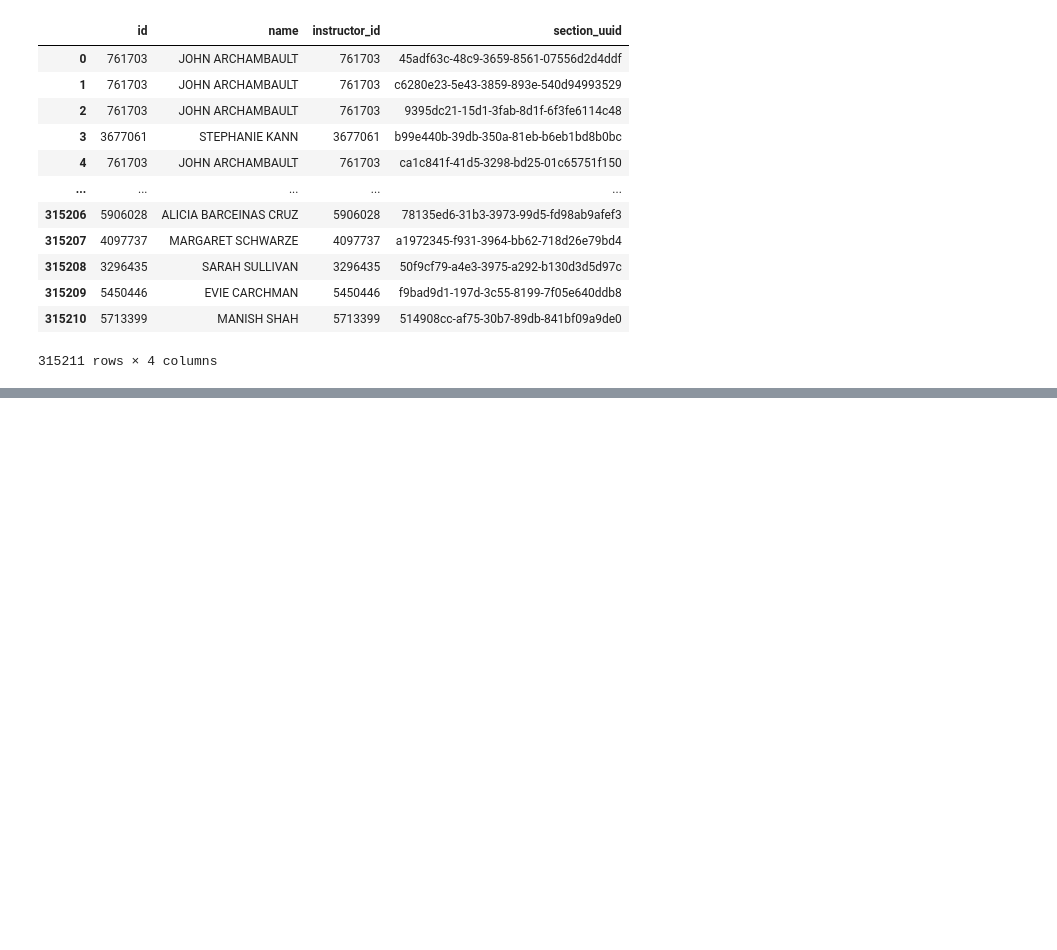
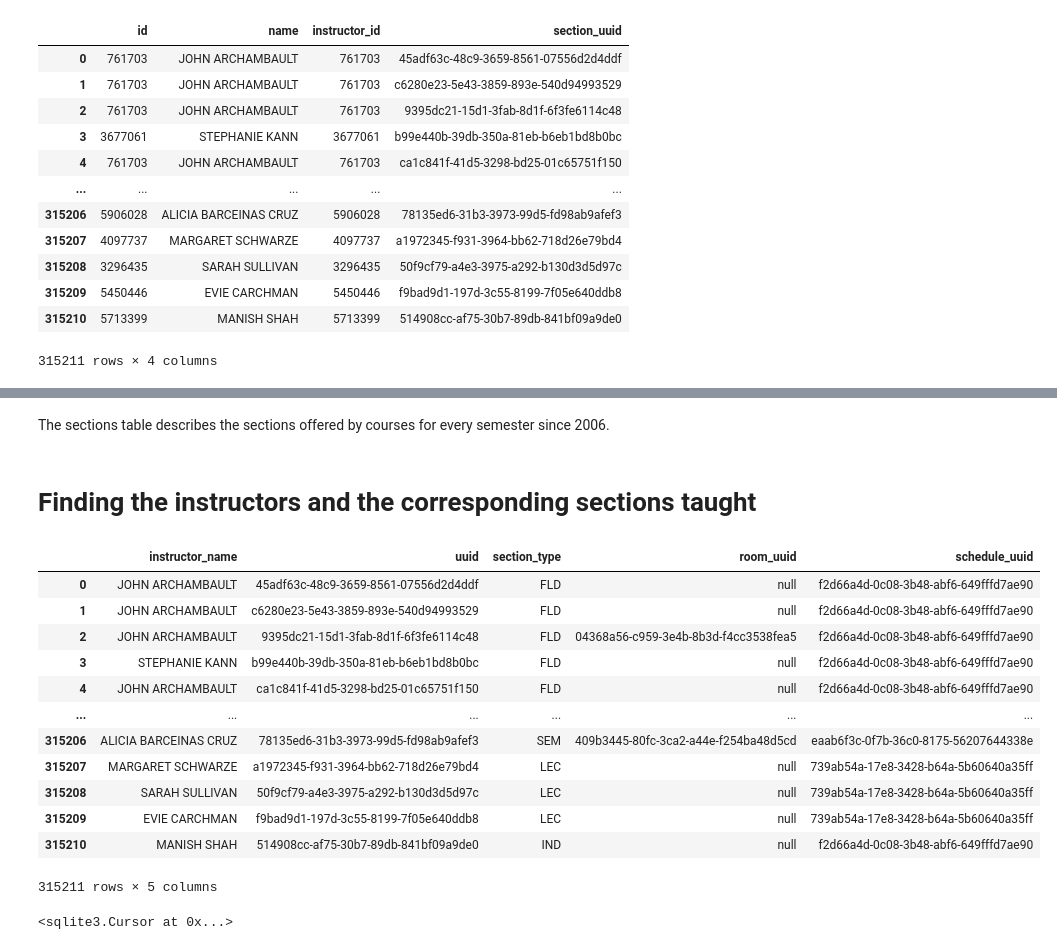
Before and after one commit to crypticrk/UW-Madsion-Dataset-Analysis, a Jupyter notebook: UW Madison Dataset Analyis.ipynb, the cells around one changed output, grey strips where cells are left out. Saved outputs shown, nothing was run; the diff lists cells and outputs as text; code cells hidden in the pictures; blank space fills up the shorter version.

```diff
--- a/UW Madison Dataset Analyis.ipynb
+++ b/UW Madison Dataset Analyis.ipynb
@@ -313,0 +333,41 @@ instructor_teachings
+# %% [markdown]
+The sections table describes the sections offered by courses for every semester since 2006.
+# %% [markdown]
+# Finding the instructors and the corresponding sections taught
+# %%
+instructor_sections = pd.read_sql("""SELECT name AS instructor_name, uuid, section_type, room_uuid, schedule_uuid
+                                     FROM instructors
+                                     INNER JOIN teachings
+                                     ON instructors.id = teachings.instructor_id
+                                     INNER JOIN sections
+                                     ON teachings.section_uuid = sections.uuid;""", conn)
+instructor_sections
+# %% [output]
+|  | instructor_name | uuid | section_type | room_uuid | schedule_uuid |
+| 0 | JOHN ARCHAMBAULT | 45adf63c-48c9-3659-8561-07556d2d4ddf | FLD | null | f2d66a4d-0c08-3b48-abf6-649fffd7ae90 |
+| 1 | JOHN ARCHAMBAULT | c6280e23-5e43-3859-893e-540d94993529 | FLD | null | f2d66a4d-0c08-3b48-abf6-649fffd7ae90 |
+| 2 | JOHN ARCHAMBAULT | 9395dc21-15d1-3fab-8d1f-6f3fe6114c48 | FLD | 04368a56-c959-3e4b-8b3d-f4cc3538fea5 | f2d66a4d-0c08-3b48-abf6-649fffd7ae90 |
+| 3 | STEPHANIE KANN | b99e440b-39db-350a-81eb-b6eb1bd8b0bc | FLD | null | f2d66a4d-0c08-3b48-abf6-649fffd7ae90 |
+| 4 | JOHN ARCHAMBAULT | ca1c841f-41d5-3298-bd25-01c65751f150 | FLD | null | f2d66a4d-0c08-3b48-abf6-649fffd7ae90 |
+| ... | ... | ... | ... | ... | ... |
+| 315206 | ALICIA BARCEINAS CRUZ | 78135ed6-31b3-3973-99d5-fd98ab9afef3 | SEM | 409b3445-80fc-3ca2-a44e-f254ba48d5cd | eaab6f3c-0f7b-36c0-8175-56207644338e |
+| 315207 | MARGARET SCHWARZE | a1972345-f931-3964-bb62-718d26e79bd4 | LEC | null | 739ab54a-17e8-3428-b64a-5b60640a35ff |
+| 315208 | SARAH SULLIVAN | 50f9cf79-a4e3-3975-a292-b130d3d5d97c | LEC | null | 739ab54a-17e8-3428-b64a-5b60640a35ff |
+| 315209 | EVIE CARCHMAN | f9bad9d1-197d-3c55-8199-7f05e640ddb8 | LEC | null | 739ab54a-17e8-3428-b64a-5b60640a35ff |
+| 315210 | MANISH SHAH | 514908cc-af75-30b7-89db-841bf09a9de0 | IND | null | f2d66a4d-0c08-3b48-abf6-649fffd7ae90 |
+315211 rows × 5 columns
+# %%
+cursor.execute("DROP VIEW IF EXISTS instructor_sections")
+cursor.execute("""
+  CREATE VIEW
+  instructor_sections (instructor_name, uuid, section_type, section_uuid, room_uuid, schedule_uuid)
+  AS
+  SELECT name AS instructor_name, uuid, section_type, section_uuid, room_uuid, schedule_uuid
+                                     FROM instructors
+                                     INNER JOIN teachings
+                                     ON instructors.id = teachings.instructor_id
+                                     INNER JOIN sections
+                                     ON teachings.section_uuid = sections.uuid ;
+  """)
+# %% [output]
+<sqlite3.Cursor at 0x...>
```
Also changed, not shown: parts of 4 cells of this notebook.
